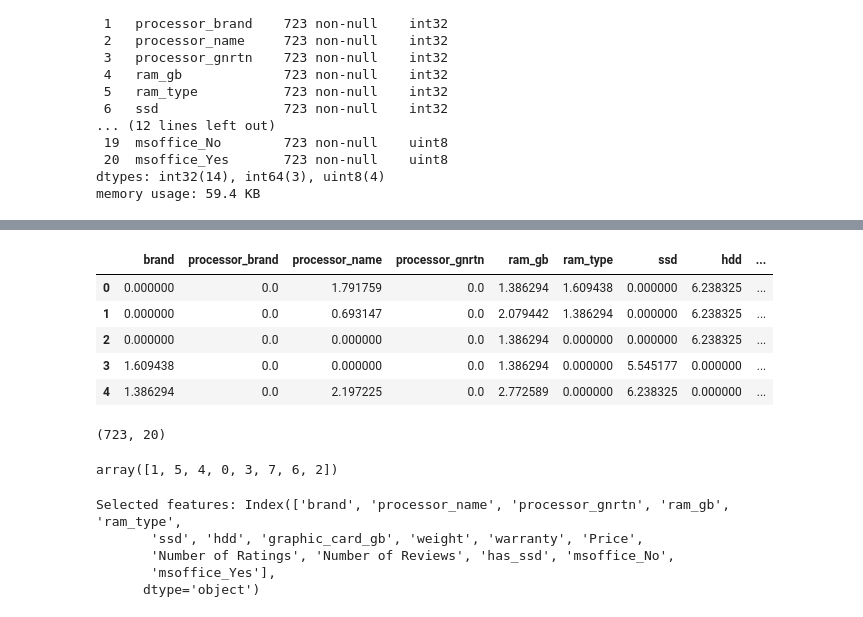
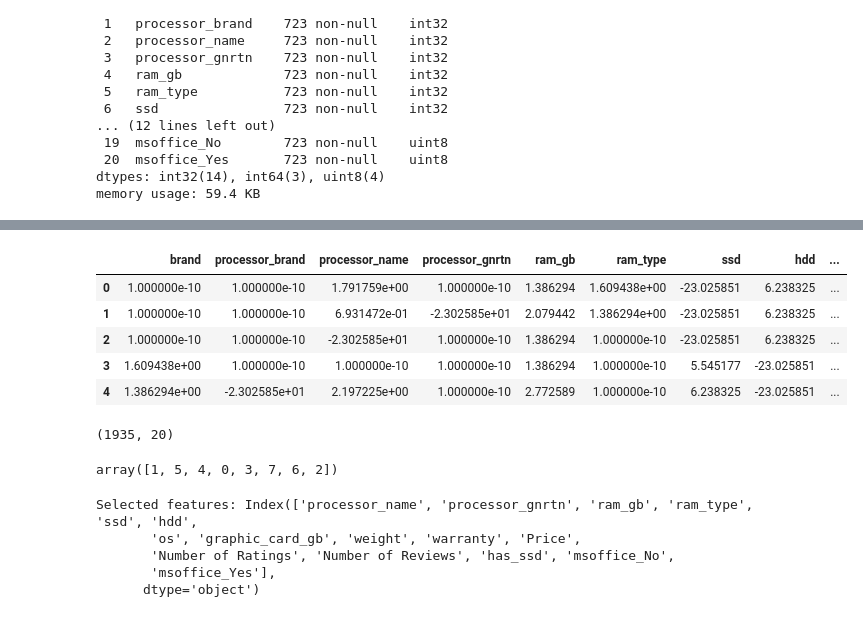
Before and after one commit to Ekrami-Ahmed/Electronic-Device-Rating-Prediction, a Jupyter notebook: Preprocessing.ipynb, the cells around one changed output, grey strips where cells are left out. Saved outputs shown, nothing was run; the diff lists cells and outputs as text; code cells hidden in the pictures.

```diff
--- a/Preprocessing.ipynb
+++ b/Preprocessing.ipynb
@@ -272,3 +272,19 @@ memory usage: 59.4 KB
 # %%
 X = df.drop('rating', axis=1)
 Y = df['rating']
+# %%
+from imblearn.over_sampling import SMOTENC
+
+# Assuming you have X and Y defined
+# X is your feature matrix, and Y is your target variable
+
+# Define the categorical features for SMOTENC
+categorical_features_indices = [0, 1, 2, 3, 4, 5, 6, 7]
+
+# Create an instance of SMOTENC with a lower number of nearest neighbors
+# Adjust the k_neighbors parameter as needed
+oversample = SMOTENC(categorical_features=categorical_features_indices, k_neighbors=1, random_state=100)
+
+# Perform oversampling
+X, Y = oversample.fit_resample(X, Y)
+X
@@ -275,20 +305,18 @@ Y = df['rating']
 # %%
-
-
-X_normalized = np.log(X)
+X_normalized = np.log(X+1e-10)
 X_normalized[np.isinf(X_normalized)] = 0
 X_normalized.head()
 # %% [output]
 |  | brand | processor_brand | processor_name | processor_gnrtn | ram_gb | ram_type | ssd | hdd | ... |
-| 0 | 0.000000 | 0.0 | 1.791759 | 0.0 | 1.386294 | 1.609438 | 0.000000 | 6.238325 | ... |
-| 1 | 0.000000 | 0.0 | 0.693147 | 0.0 | 2.079442 | 1.386294 | 0.000000 | 6.238325 | ... |
-| 2 | 0.000000 | 0.0 | 0.000000 | 0.0 | 1.386294 | 0.000000 | 0.000000 | 6.238325 | ... |
-| 3 | 1.609438 | 0.0 | 0.000000 | 0.0 | 1.386294 | 0.000000 | 5.545177 | 0.000000 | ... |
-| 4 | 1.386294 | 0.0 | 2.197225 | 0.0 | 2.772589 | 0.000000 | 6.238325 | 0.000000 | ... |
+| 0 | 1.000000e-10 | 1.000000e-10 | 1.791759e+00 | 1.000000e-10 | 1.386294 | 1.609438e+00 | -23.025851 | 6.238325 | ... |
+| 1 | 1.000000e-10 | 1.000000e-10 | 6.931472e-01 | -2.302585e+01 | 2.079442 | 1.386294e+00 | -23.025851 | 6.238325 | ... |
+| 2 | 1.000000e-10 | 1.000000e-10 | -2.302585e+01 | 1.000000e-10 | 1.386294 | 1.000000e-10 | -23.025851 | 6.238325 | ... |
+| 3 | 1.609438e+00 | 1.000000e-10 | 1.000000e-10 | 1.000000e-10 | 1.386294 | 1.000000e-10 | 5.545177 | -23.025851 | ... |
+| 4 | 1.386294e+00 | -2.302585e+01 | 2.197225e+00 | 1.000000e-10 | 2.772589 | 1.000000e-10 | 6.238325 | -23.025851 | ... |
 # %%
 X_normalized.shape
 # %% [output]
-(723, 20)
+(1935, 20)
 # %%
 X.brand.unique()
 # %% [output]
@@ -325,8 +353,8 @@ selected_features = X_normalized.columns[selector.get_support(indices=True)]
 print("Selected features:", selected_features)
 data_x = X_normalized[selected_features]
 # %% [output]
-Selected features: Index(['brand', 'processor_name', 'processor_gnrtn', 'ram_gb', 'ram_type',
-       'ssd', 'hdd', 'graphic_card_gb', 'weight', 'warranty', 'Price',
+Selected features: Index(['processor_name', 'processor_gnrtn', 'ram_gb', 'ram_type', 'ssd', 'hdd',
+       'os', 'graphic_card_gb', 'weight', 'warranty', 'Price',
        'Number of Ratings', 'Number of Reviews', 'has_ssd', 'msoffice_No',
        'msoffice_Yes'],
       dtype='object')
```
Also changed, not shown: parts of 5 cells of this notebook.
